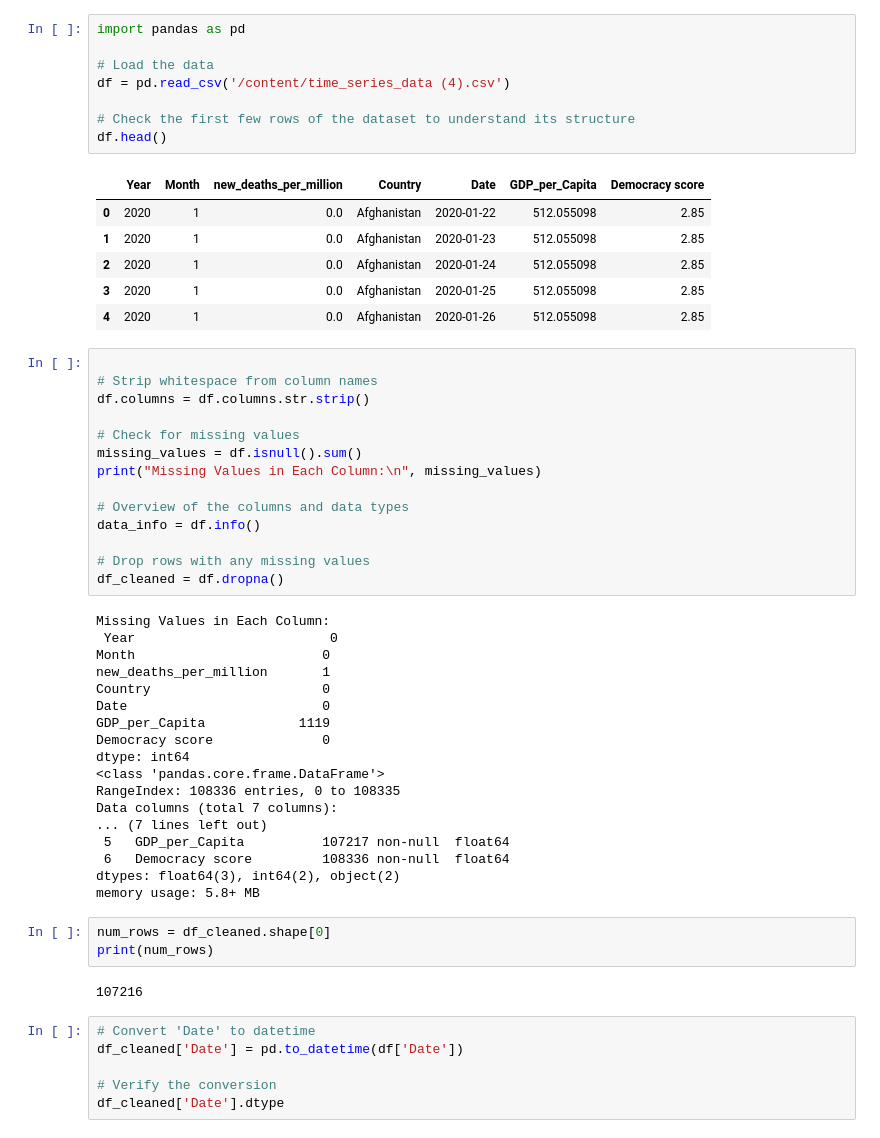
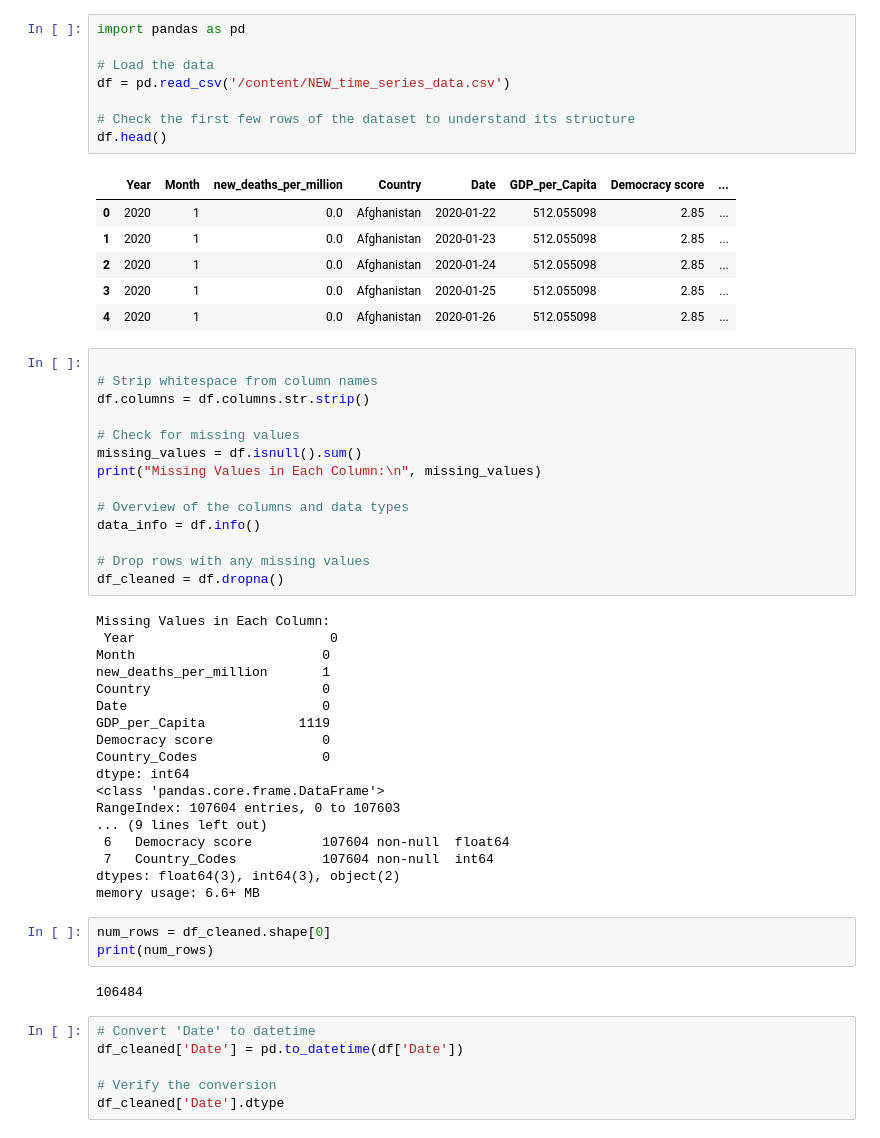
Before and after one commit to awhitehouse1/DS4002-Project-2, a Jupyter notebook: Scripts/Final_EDA.ipynb, the cells around one changed output. Drawn from its saved outputs; the diff is of its cells as text.

```diff
--- a/Scripts/Final_EDA.ipynb
+++ b/Scripts/Final_EDA.ipynb
@@ -1,18 +1,18 @@
 # %%
 import pandas as pd
 
 # Load the data
-df = pd.read_csv('/content/time_series_data (4).csv')
+df = pd.read_csv('/content/NEW_time_series_data.csv')
 
 # Check the first few rows of the dataset to understand its structure
 df.head()
 # %% [output]
-|  | Year | Month | new_deaths_per_million | Country | Date | GDP_per_Capita | Democracy score |
-| 0 | 2020 | 1 | 0.0 | Afghanistan | 2020-01-22 | 512.055098 | 2.85 |
-| 1 | 2020 | 1 | 0.0 | Afghanistan | 2020-01-23 | 512.055098 | 2.85 |
-| 2 | 2020 | 1 | 0.0 | Afghanistan | 2020-01-24 | 512.055098 | 2.85 |
-| 3 | 2020 | 1 | 0.0 | Afghanistan | 2020-01-25 | 512.055098 | 2.85 |
-| 4 | 2020 | 1 | 0.0 | Afghanistan | 2020-01-26 | 512.055098 | 2.85 |
+|  | Year | Month | new_deaths_per_million | Country | Date | GDP_per_Capita | Democracy score | ... |
+| 0 | 2020 | 1 | 0.0 | Afghanistan | 2020-01-22 | 512.055098 | 2.85 | ... |
+| 1 | 2020 | 1 | 0.0 | Afghanistan | 2020-01-23 | 512.055098 | 2.85 | ... |
+| 2 | 2020 | 1 | 0.0 | Afghanistan | 2020-01-24 | 512.055098 | 2.85 | ... |
+| 3 | 2020 | 1 | 0.0 | Afghanistan | 2020-01-25 | 512.055098 | 2.85 | ... |
+| 4 | 2020 | 1 | 0.0 | Afghanistan | 2020-01-26 | 512.055098 | 2.85 | ... |
 # %%
 
 # Strip whitespace from column names
@@ -36,20 +36,20 @@ Country                      0
 Date                         0
 GDP_per_Capita            1119
 Democracy score              0
+Country_Codes                0
 dtype: int64
 <class 'pandas.core.frame.DataFrame'>
-RangeIndex: 108336 entries, 0 to 108335
-Data columns (total 7 columns):
-... (7 lines left out)
- 5   GDP_per_Capita          107217 non-null  float64
- 6   Democracy score         108336 non-null  float64
-dtypes: float64(3), int64(2), object(2)
-memory usage: 5.8+ MB
+RangeIndex: 107604 entries, 0 to 107603
+... (9 lines left out)
+ 6   Democracy score         107604 non-null  float64
+ 7   Country_Codes           107604 non-null  int64
+dtypes: float64(3), int64(3), object(2)
+memory usage: 6.6+ MB
 # %%
 num_rows = df_cleaned.shape[0]
 print(num_rows)
 # %% [output]
-107216
+106484
 # %%
 # Convert 'Date' to datetime
 df_cleaned['Date'] = pd.to_datetime(df['Date'])
```
Also changed, not shown: parts of 6 cells of this notebook.
